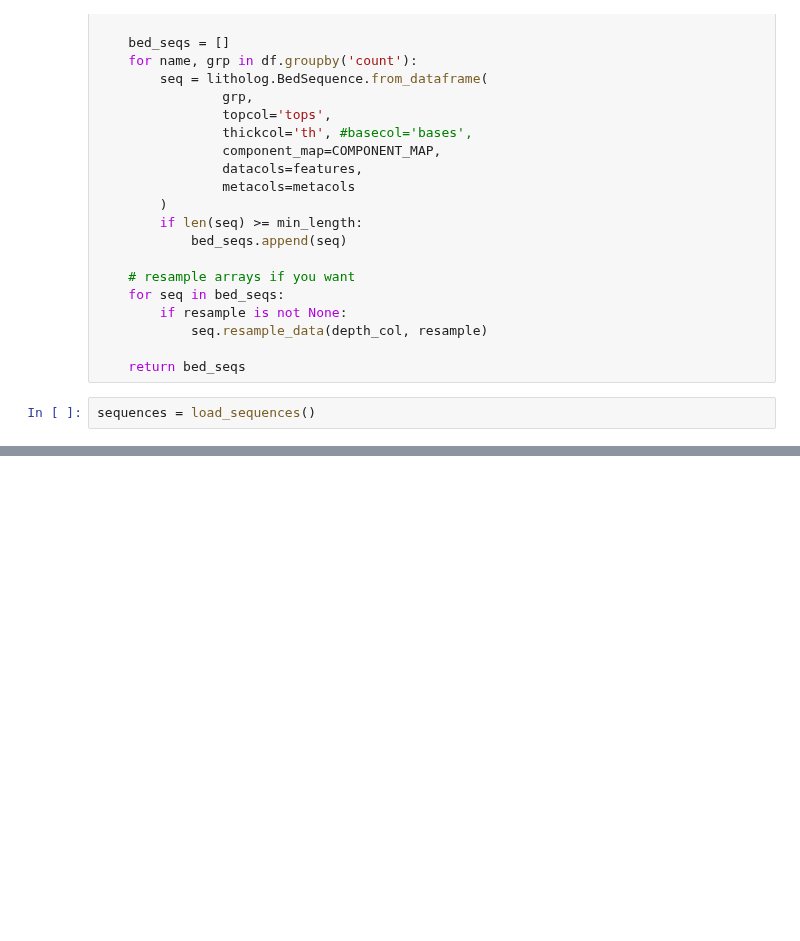
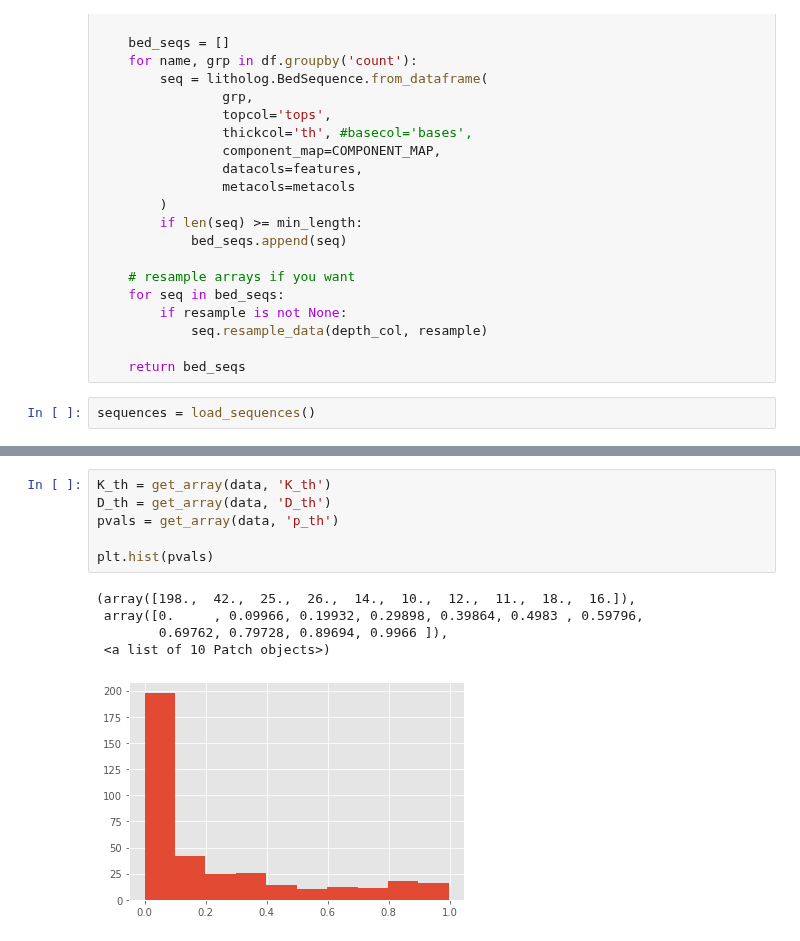
Before and after one commit to rgmyr/litholog, a Jupyter notebook: notebooks/Hurst.ipynb, the cells around one changed output, grey strips where cells are left out. Drawn from its saved outputs; the diff is of its cells as text; blank space fills up the shorter version.

```diff
--- a/notebooks/Hurst.ipynb
+++ b/notebooks/Hurst.ipynb
@@ -263,0 +157,12 @@ df[df.missing_tops == 1]
+# %%
+K_th = get_array(data, 'K_th')
+D_th = get_array(data, 'D_th')
+pvals = get_array(data, 'p_th')
+
+plt.hist(pvals)
+# %% [output]
+(array([198.,  42.,  25.,  26.,  14.,  10.,  12.,  11.,  18.,  16.]),
+ array([0.     , 0.09966, 0.19932, 0.29898, 0.39864, 0.4983 , 0.59796,
+        0.69762, 0.79728, 0.89694, 0.9966 ]),
+ <a list of 10 Patch objects>)
+[figure, added]
```
Also changed, not shown: parts of 34 cells of this notebook, 2 other files.
